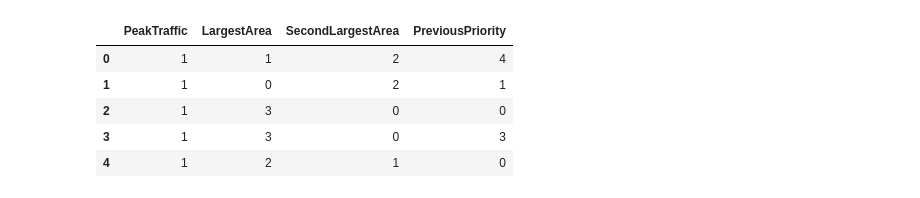
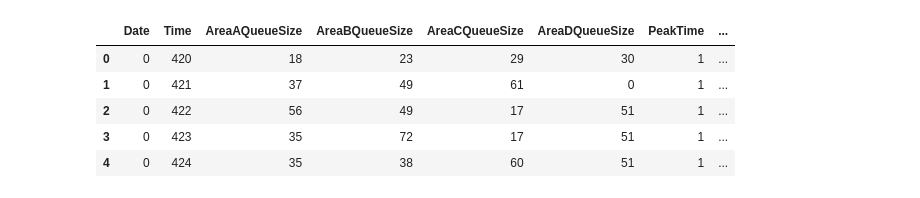
Before and after one commit to Mayo89/TrafficManagement, a Jupyter notebook: TrafficData_DT.ipynb, the cells around one changed output. Cells and saved outputs as stored; diff of their text form; code cells hidden in the pictures.

```diff
--- a/TrafficData_DT.ipynb
+++ b/TrafficData_DT.ipynb
@@ -20,2 +20,15 @@ data.head()
+# %%
+le = preprocessing.LabelEncoder()
+
+X_2 = data.apply(le.fit_transform)
+
+X_2.head()
+# %% [output]
+|  | Date | Time | AreaAQueueSize | AreaBQueueSize | AreaCQueueSize | AreaDQueueSize | PeakTime | ... |
+| 0 | 0 | 420 | 18 | 23 | 29 | 30 | 1 | ... |
+| 1 | 0 | 421 | 37 | 49 | 61 | 0 | 1 | ... |
+| 2 | 0 | 422 | 56 | 49 | 17 | 51 | 1 | ... |
+| 3 | 0 | 423 | 35 | 72 | 17 | 51 | 1 | ... |
+| 4 | 0 | 424 | 35 | 38 | 60 | 51 | 1 | ... |
 # %%
 #split dataset in features and target variable
@@ -24,19 +37,3 @@ X = data[feature_cols] # Features
 y = data.Priority # Target variable
-# %%
-#1. INSTANTIATE
-# encode labels with value between 0 and n_classes-1.
-le = preprocessing.LabelEncoder()
-
-# 2/3. FIT AND TRANSFORM
-# use df.apply() to apply le.fit_transform to all columns
-X_2 = X.apply(le.fit_transform)
-X_2.head()
-# %% [output]
-|  | PeakTraffic | LargestArea | SecondLargestArea | PreviousPriority |
-| 0 | 1 | 1 | 2 | 4 |
-| 1 | 1 | 0 | 2 | 1 |
-| 2 | 1 | 3 | 0 | 0 |
-| 3 | 1 | 3 | 0 | 3 |
-| 4 | 1 | 2 | 1 | 0 |
 # %%
 # Split dataset into training set and test set
```
Also changed, not shown: parts of 6 cells of this notebook, 3 other files.
